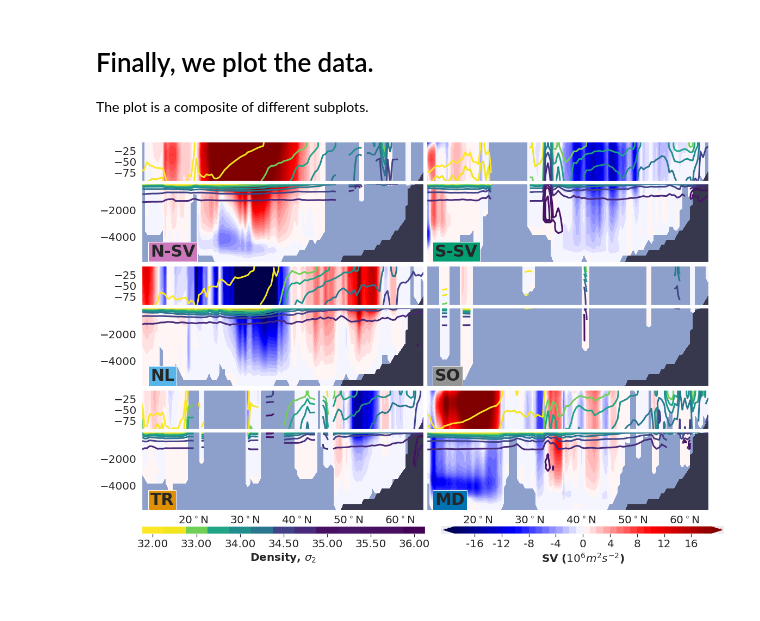
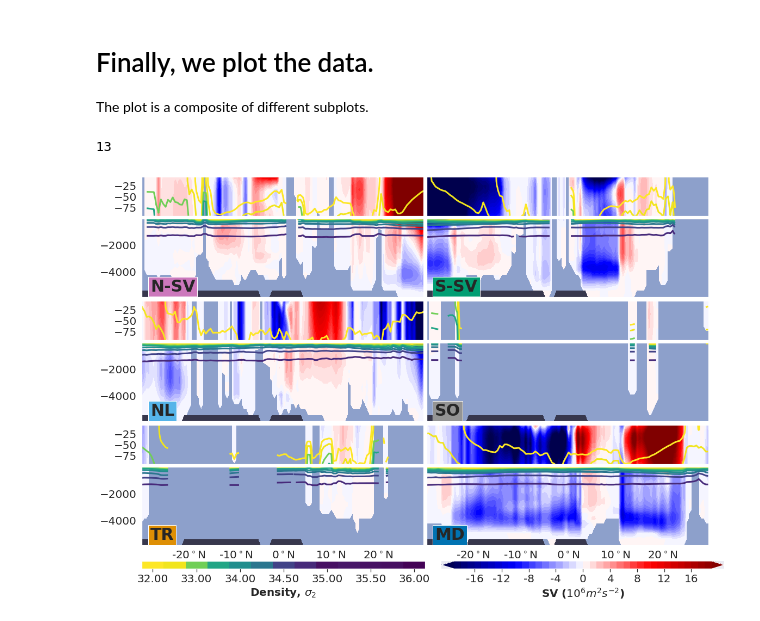
Before and after one commit to maikejulie/DNN4Cli, a Jupyter notebook: figures/MOC_z_wBasinCalc.ipynb, the cells around one changed output. Cells and saved outputs as stored; diff of their text form; code cells hidden in the pictures.

```diff
--- a/figures/MOC_z_wBasinCalc.ipynb
+++ b/figures/MOC_z_wBasinCalc.ipynb
@@ -85,4 +85,8 @@ PSI_TR = PSI_pacific["PSI_TR_P"]
 # Finally, we plot the data.
 
 The plot is a composite of different subplots.
+# %%
+len(levs)
+# %% [output]
+13
 # %%
@@ -150,6 +154,9 @@ def zPlotDepth(ax, data,zMin, zMax,label,mm,latMin,latMax,RGB,Ticks,saveName='te
     xL=ax.get_xlim()
     plt.text(xL[0]+0.03*np.ptp(xL), yL[0]+0.03*np.ptp(yL), label, fontsize=20, size=30,
              weight='bold', bbox={'facecolor':RGB, 'alpha':1}, va='bottom')
+# %%
+LatMin = 120
+LatMax = 240
 # %%
 # Set general figure options
 
@@ -193,7 +200,7 @@ for iys in range(nya):
 
     # split between your two figure types
     if iys == 0:
-        zPlotDepth(ax, PSI_TR,1,50,'TR', maskTR,200, 310, color_list[1],'')
+        zPlotDepth(ax, PSI_TR,1,50,'TR', maskTR,LatMin, LatMax, color_list[1],'')
                         # if not the bottom figure remove x ticks
         if iy > 0:
             ax.set_xticks([])
@@ -201,7 +208,7 @@ for iys in range(nya):
             xticks = ax.get_xticks()
             ax.set_xticklabels(['{:0.0f}$^\circ$N'.format(xtick) for xtick in xticks])
     elif iys == 1:
-        zPlotSurf(ax, PSI_TR,0,10,'', maskTR,200, 310, color_list[1],'')
+        zPlotSurf(ax, PSI_TR,0,10,'', maskTR,LatMin, LatMax, color_list[1],'')
         # remove x ticks
         ax.set_xticks([])
 
@@ -225,12 +232,12 @@ for iys in range(nya):
 
     # split between your two figure types
     if iys == 0:
-        zPlotDepth(ax, PSI_NL,1,50,'NL', maskNL,200, 310, color_list[-1],'')
+        zPlotDepth(ax, PSI_NL,1,50,'NL', maskNL,LatMin, LatMax, color_list[-1],'')
                         # if not the bottom figure remove x ticks
         if iy > 0:
             ax.set_xticks([])
     elif iys == 1:
-        zPlotSurf(ax, PSI_NL,0,10,'', maskNL,200, 310, color_list[4],'')
+        zPlotSurf(ax, PSI_NL,0,10,'', maskNL,LatMin, LatMax, color_list[4],'')
         # remove x ticks
         ax.set_xticks([])
 
@@ -260,12 +267,12 @@ for iys in range(nya):
 
     # split between your two figure types
     if iys == 0:
-        zPlotDepth(ax, PSI_NSV,1,50,'N-SV', maskNSV,200, 310, color_list[4],'')
+        zPlotDepth(ax, PSI_NSV,1,50,'N-SV', maskNSV,LatMin, LatMax, color_list[4],'')
                         # if not the bottom figure remove x ticks
         if iy > 0:
             ax.set_xticks([])
     elif iys == 1:
-        zPlotSurf(ax, PSI_NSV,0,10,'', maskNSV,200, 310, color_list[-1],'')
+        zPlotSurf(ax, PSI_NSV,0,10,'', maskNSV,LatMin, LatMax, color_list[-1],'')
         # remove x ticks
         ax.set_xticks([])
 
@@ -295,12 +302,12 @@ for iys in range(nya):
 
     # split between your two figure types
     if iys == 0:
-        zPlotDepth(ax, PSI_SSV,1,50,'S-SV', maskSSV,200, 310, color_list[2],1,'')
+        zPlotDepth(ax, PSI_SSV,1,50,'S-SV', maskSSV,LatMin, LatMax, color_list[2],1,'')
                         # if not the bottom figure remove x ticks
         if iy > 0:
             ax.set_xticks([])
     elif iys == 1:
-        zPlotSurf(ax, PSI_SSV,0,10,'', maskSSV,200, 310, color_list[-3],1,'')
+        zPlotSurf(ax, PSI_SSV,0,10,'', maskSSV,LatMin, LatMax, color_list[-3],1,'')
         # remove x ticks
         ax.set_xticks([])
 
@@ -331,12 +338,12 @@ for iys in range(nya):
 
     # split between your two figure types
     if iys == 0:
-        zPlotDepth(ax, PSI_SO,1,50,'SO', maskSO,200, 310, color_list[-3],1,'')
+        zPlotDepth(ax, PSI_SO,1,50,'SO', maskSO,LatMin, LatMax, color_list[-3],1,'')
                         # if not the bottom figure remove x ticks
         if iy > 0:
             ax.set_xticks([])
     elif iys == 1:
-        zPlotSurf(ax, PSI_SO,0,10,'', maskSO,200, 310, color_list[-3],1,'')
+        zPlotSurf(ax, PSI_SO,0,10,'', maskSO,LatMin, LatMax, color_list[-3],1,'')
         # remove x ticks
         ax.set_xticks([])
 
@@ -365,7 +372,7 @@ for iys in range(nya):
 
     # split between your two figure types
     if iys == 0:
-        zPlotDepth(ax, PSI_MD,1,50,'MD', maskMD,200, 310, color_list[0],1,'')
+        zPlotDepth(ax, PSI_MD,1,50,'MD', maskMD,LatMin, LatMax, color_list[0],1,'')
                         # if not the bottom figure remove x ticks
         if iy > 0:
             ax.set_xticks([])
@@ -373,34 +380,32 @@ for iys in range(nya):
             xticks = ax.get_xticks()
             ax.set_xticklabels(['{:0.0f}$^\circ$N'.format(xtick) for xtick in xticks])
     elif iys == 1:
-        zPlotSurf(ax, PSI_MD,0,10,'', maskMD,200, 310, color_list[-3],1,'')
+        zPlotSurf(ax, PSI_MD,0,10,'', maskMD,LatMin, LatMax, color_list[-3],1,'')
         # remove x ticks
         ax.set_xticks([])
 
 
 
 
 
 cmap = plt.get_cmap('viridis')
 cmap = mpl.colors.ListedColormap(cols)
 ncol = len(levs)
 axes = plt.axes([(xcm[0])/(xs), (ym[0]-0.6)/ys, (2*idx + xm[1])/(xs*2), (0.2)/ys])
 cb = fig.colorbar(plt.cm.ScalarMappable(norm=mpl.colors.Normalize(-0.5, ncol - 0.5), cmap=cmap),
                   cax=axes, orientation='horizontal')
 cb.ax.set_xticks(np.arange(ncol))
 cb.ax.set_xticklabels(['{:0.2f}'.format(lev) for lev in levs])
 cb.ax.tick_params(labelsize=20)
 cb.set_label(label=r'Density, $\sigma_2$',weight='bold', fontsize=20)
 
 cmap = plt.get_cmap('seismic')
 ncol = len(cols)
 axes = plt.axes([(xcm[2]+2*idx)/(xs*2), (ym[0]-0.6)/ys, (2*idx+xm[3])/(xs*2), (0.2)/ys])
 cb = fig.colorbar(plt.cm.ScalarMappable(norm=mpl.colors.Normalize(-20,20), cmap=cmap),
                   cax=axes, label='title', orientation='horizontal', extend='both',format='%.0f',
                   boundaries=np.linspace(-20, 20, 41))
 cb.ax.tick_params(labelsize=20)
 cb.set_label(label=r'SV ($10^{6}m^{2}s^{-2}$)',weight='bold', fontsize=20)
-# save as a png
-#fig.savefig('psiRho_NAtl_sigma2.png', dpi=200, bbox_inches='tight')
 # %% [output]
-[figure, old version]
+[figure, new version]
```
Also changed, not shown: parts of 3 cells of this notebook, 1 other file.
